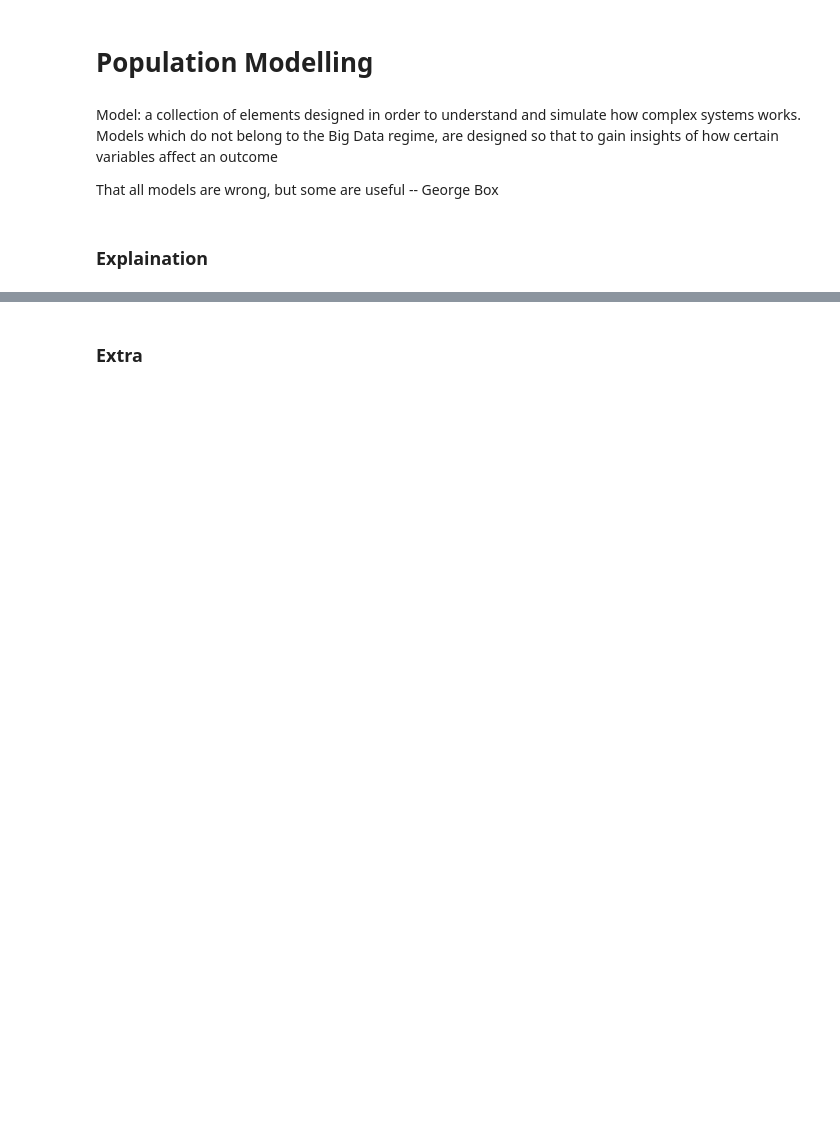
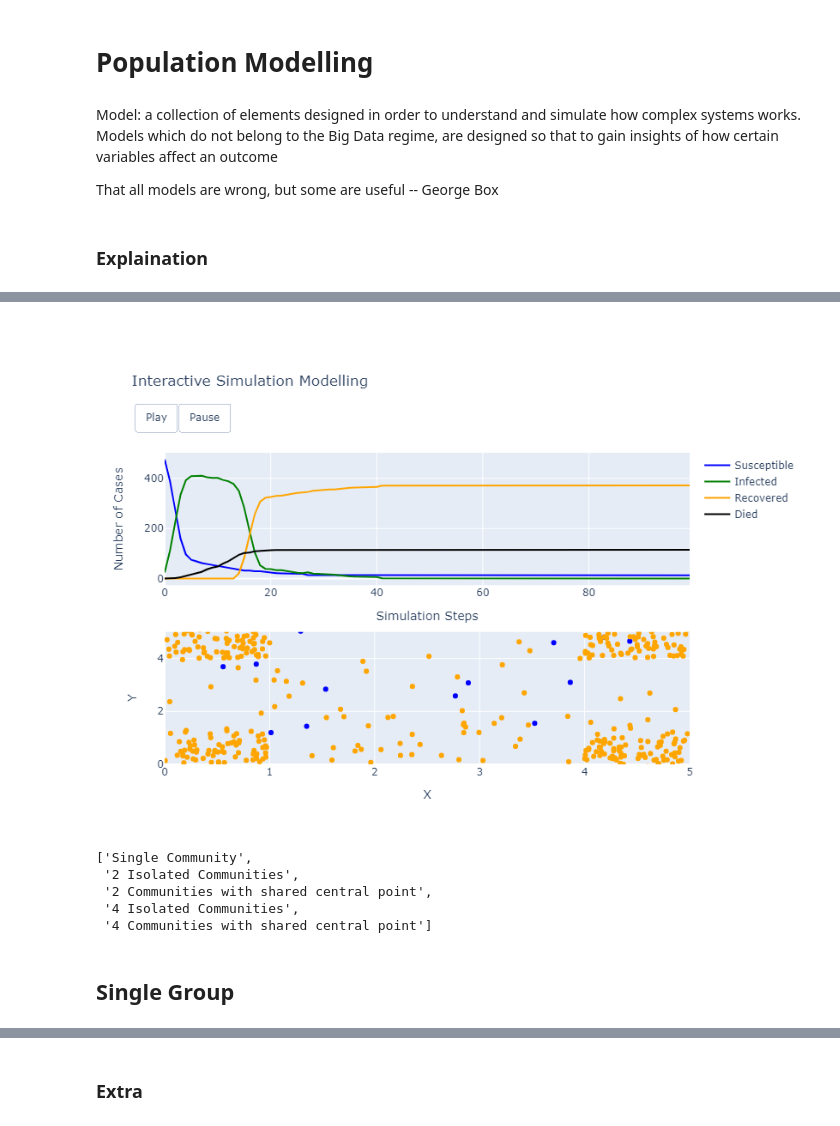
Before and after one commit to pierpaolo28/Epidemics-Modelling, a Jupyter notebook: notebooks/Pupulation.ipynb, the cells around one changed output, grey strips where cells are left out. Drawn from its saved outputs; the diff is of its cells as text; code cells hidden in the pictures; blank space fills up the shorter version.

```diff
--- a/notebooks/Pupulation.ipynb
+++ b/notebooks/Pupulation.ipynb
@@ -35,0 +179,9 @@ import plotly.graph_objects as go
+# %%
+d = {'x_pos': x_res, 'y_pos': y_res, 'state': state, 'index':index}
+df = pd.DataFrame(data=d)
+#df.head()
+for i in list(df['index'].unique()):
+    for j in list(df['state'].unique()):
+        if len(df[(df['index']==i) & (df['state'] == j)]) == 0:
+            df = df.append(pd.DataFrame([[grid_max[0][1]+5, grid_max[1][1]+5, j, i]],
+                                        columns=df.columns))
@@ -36 +338,23 @@ import plotly.graph_objects as go
+# %%
+replay_plot(negatives, positives, survivors, deaths, df, grid_max=grid_max)
+# %% [output]
+[figure, added]
+# %%
+grids_types = {
+    'Single Community': [grid_max],
+    '2 Isolated Communities': [[[0, 1], [0, 1]], [[4, 5], [4, 5]]],
+    '2 Communities with shared central point': [grid_max, [[0, 1], [0, 1]], [[4, 5], [4, 5]]],
+    '4 Isolated Communities': [[[0, 1], [0, 1]], [[4, 5], [4, 5]], [[0, 1], [4, 5]], [[4, 5], [0, 1]]],
+    '4 Communities with shared central point': [grid_max, [[0, 1], [0, 1]], [[4, 5], [4, 5]], [[0, 1], [4, 5]], [[4, 5], [0, 1]]]
+}
+
+list(grids_types.keys())
+# %% [output]
+['Single Community',
+ '2 Isolated Communities',
+ '2 Communities with shared central point',
+ '4 Isolated Communities',
+ '4 Communities with shared central point']
+# %% [markdown]
+## Single Group
 # %%
```
Also changed, not shown: parts of 21 cells of this notebook, 2 other files.
